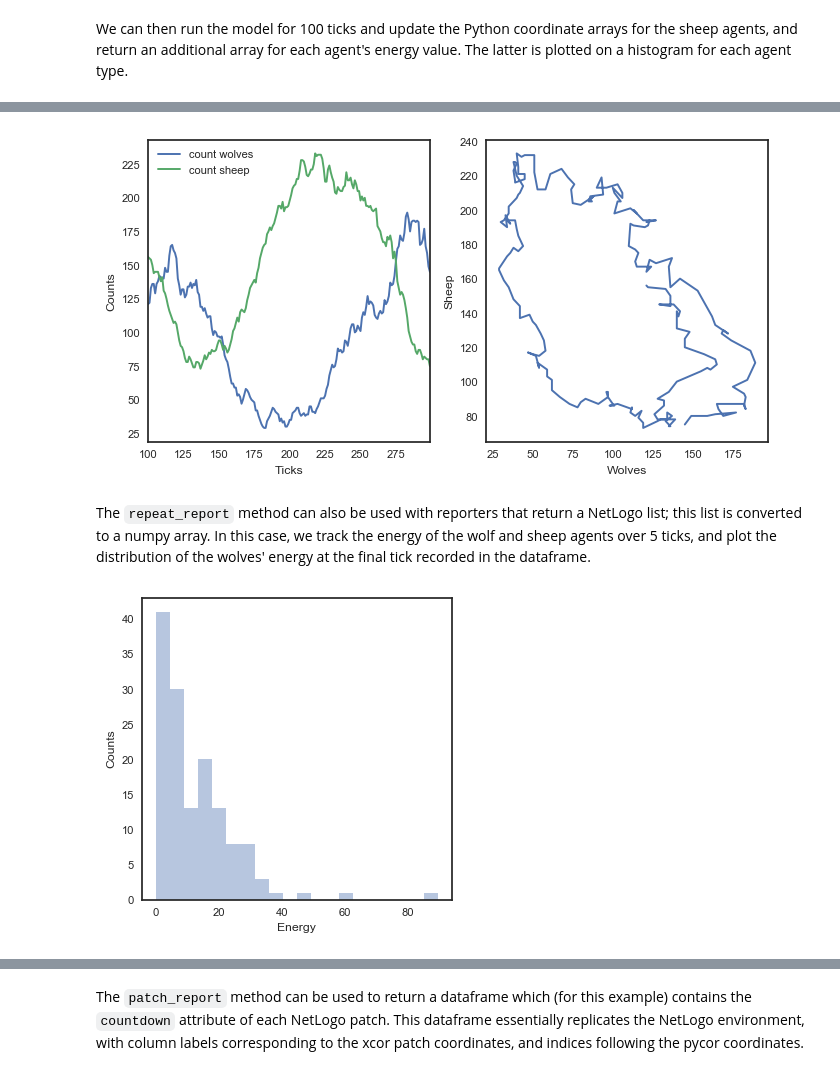
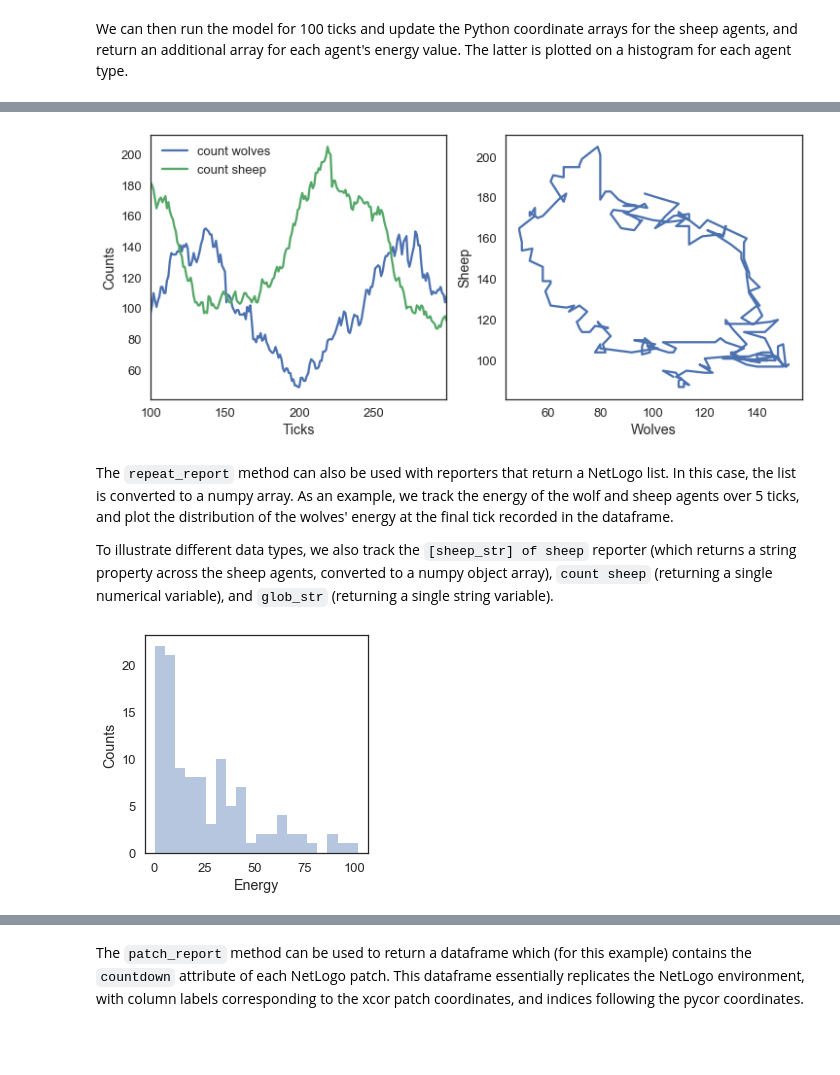
Before and after one commit to quaquel/pyNetLogo, a Jupyter notebook: Example/pyNetLogo demo.ipynb, the cells around one changed output, grey strips where cells are left out. Drawn from its saved outputs; the diff is of its cells as text; code cells hidden in the pictures; blank space fills up the shorter version.

```diff
--- a/Example/pyNetLogo demo.ipynb
+++ b/Example/pyNetLogo demo.ipynb
@@ -5,12 +5,13 @@ This notebook provides a simple example of interaction between a NetLogo model a
 
 We start by instantiating a link to NetLogo, loading the model, and executing the `setup` command in NetLogo.
 # %%
+%matplotlib inline
 import numpy as np
 import pandas as pd
 import matplotlib.pyplot as plt
 import seaborn as sns
 sns.set_style('white')
-sns.set_context('paper')
+sns.set_context('talk')
 
 import jpype
 import pyNetLogo.pyNetLogo
@@ -108,25 +110,31 @@ The `repeat_report` method returns a Pandas dataframe containing reported values
 
 The dataframe is indexed by ticks, with labeled columns for each reporter. In this case, we track the number of wolf and sheep agents over 200 ticks; the outcomes are first plotted as a function of time. The number of wolf agents is then plotted as a function of the number of sheep agents, to approximate a phase-space plot.
 # %%
-counts = netlogo.repeat_report(['count wolves','count sheep'], 200)
+counts = netlogo.repeat_report(['count wolves','count sheep'], 200, go='go')
 # %%
 fig, ax = plt.subplots(1, 2)
 
 counts.plot(x=counts.index, ax=ax[0])
 ax[0].set_xlabel('Ticks')
 ax[0].set_ylabel('Counts')
 ax[1].plot(counts['count wolves'], counts['count sheep'])
 ax[1].set_xlabel('Wolves')
 ax[1].set_ylabel('Sheep')
-fig.set_size_inches(8,4)
+fig.set_size_inches(12,5)
 
 plt.show()
 # %% [output]
-[figure, old version]
+[figure, new version]
 # %% [markdown]
-The `repeat_report` method can also be used with reporters that return a NetLogo list; this list is converted to a numpy array. In this case, we track the energy of the wolf and sheep agents over 5 ticks, and plot the distribution of the wolves' energy at the final tick recorded in the dataframe.
+The `repeat_report` method can also be used with reporters that return a NetLogo list. In this case, the list is converted to a numpy array. As an example, we track the energy of the wolf and sheep agents over 5 ticks, and plot the distribution of the wolves' energy at the final tick recorded in the dataframe.
+
+To illustrate different data types, we also track the `[sheep_str] of sheep` reporter (which returns a string property across the sheep agents, converted to a numpy object array), `count sheep` (returning a single numerical variable), and `glob_str` (returning a single string variable).
 # %%
-energy_df = netlogo.repeat_report(['[energy] of wolves', '[energy] of sheep'], 5)
+energy_df = netlogo.repeat_report(['[energy] of wolves',
+                                   '[energy] of sheep',
+                                   '[sheep_str] of sheep',
+                                   'count sheep',
+                                   'glob_str'], 5)
 
 fig, ax = plt.subplots(1)
 
@@ -137,4 +145,4 @@ fig.set_size_inches(4,4)
 
 plt.show()
 # %% [output]
-[figure, old version]
+[figure, new version]
```
Also changed, not shown: parts of 8 cells of this notebook, 22 other files.
